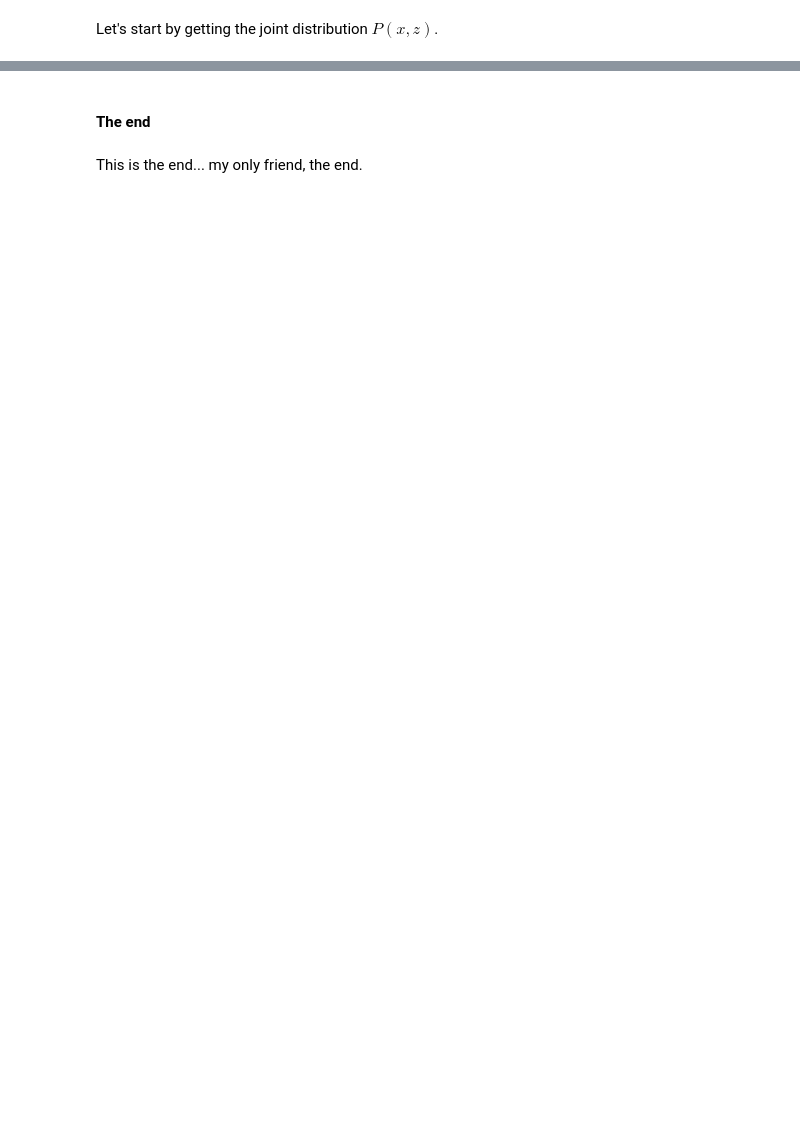
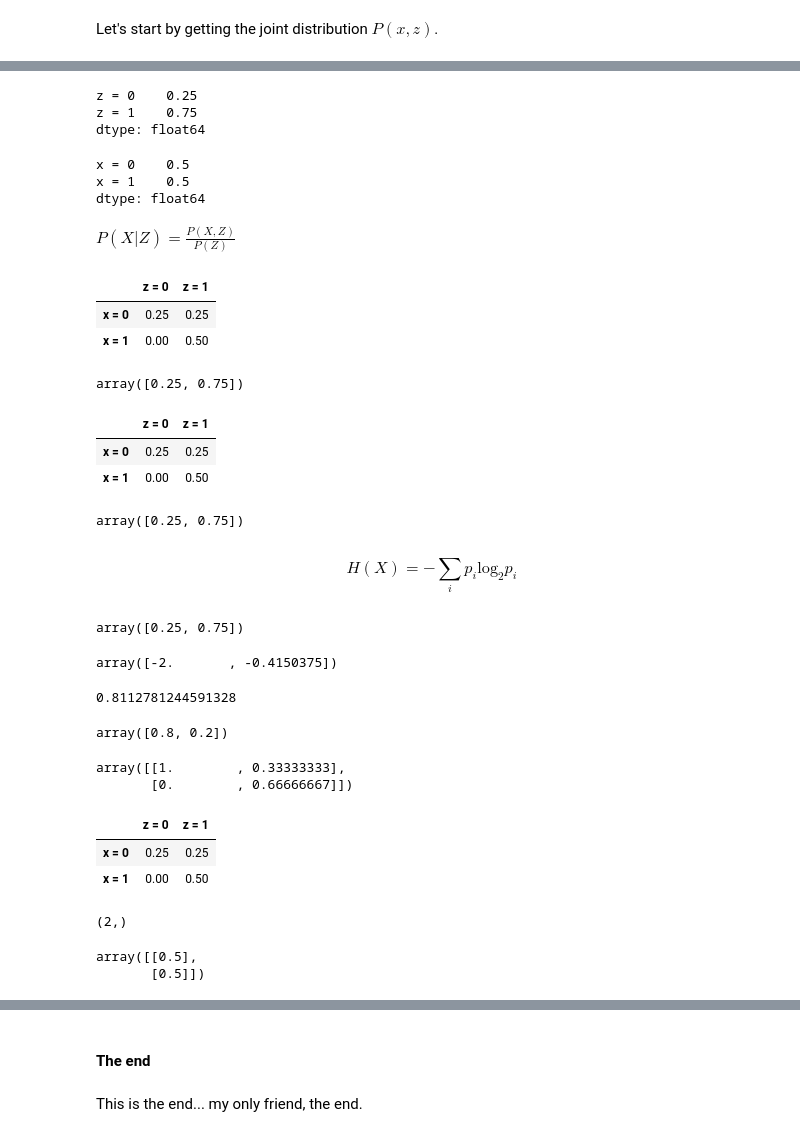
Before and after one commit to thomsonlab/bi195_tutorials, a Jupyter notebook: code/notebooks/rec_2_201008.ipynb, the cells around one changed output, grey strips where cells are left out. Cells and saved outputs as stored; diff of their text form; code cells hidden in the pictures; blank space fills up the shorter version.

```diff
--- a/code/notebooks/rec_2_201008.ipynb
+++ b/code/notebooks/rec_2_201008.ipynb
@@ -684,0 +756,20 @@ df_joint
+# %%
+df_joint.sum(axis = 'rows')
+# %% [output]
+z = 0    0.25
+z = 1    0.75
+dtype: float64
+# %%
+df_joint.sum(axis = 'columns')
+# %% [output]
+x = 0    0.5
+x = 1    0.5
+dtype: float64
+# %% [markdown]
+$P(X | Z ) = \frac{P(X, Z)}{P(Z)}$
+# %%
+df_joint
+# %% [output]
+|  | z = 0 | z = 1 |
+| x = 0 | 0.25 | 0.25 |
+| x = 1 | 0.00 | 0.50 |
@@ -684,0 +778,31 @@ df_joint
+# %%
+p_z
+# %% [output]
+array([0.25, 0.75])
+# %%
+df_joint
+# %% [output]
+|  | z = 0 | z = 1 |
+| x = 0 | 0.25 | 0.25 |
+| x = 1 | 0.00 | 0.50 |
+# %%
+p_z
+# %% [output]
+array([0.25, 0.75])
+# %% [markdown]
+$$
+H(X) =  - \sum_i p_i \mathrm{log_2}{p_i}
+$$
+# %%
+p_z
+# %% [output]
+array([0.25, 0.75])
+# %%
+log_pz  = np.log2(p_z)
+log_pz
+# %% [output]
+array([-2.       , -0.4150375])
+# %%
+np.sum( - p_z*log_pz)
+# %% [output]
+0.8112781244591328
@@ -684,0 +813,4 @@ df_joint
+# %%
+p_x[nz]
+# %% [output]
+array([0.8, 0.2])
@@ -684,0 +829,11 @@ df_joint
+# %%
+p_xgz
+# %% [output]
+array([[1.        , 0.33333333],
+       [0.        , 0.66666667]])
+# %%
+df_joint
+# %% [output]
+|  | z = 0 | z = 1 |
+| x = 0 | 0.25 | 0.25 |
+| x = 1 | 0.00 | 0.50 |
@@ -684,0 +842,9 @@ df_joint
+# %%
+p_x.shape
+# %% [output]
+(2,)
+# %%
+p_x.reshape(2, 1)
+# %% [output]
+array([[0.5],
+       [0.5]])
```
Also changed, not shown: parts of 37 cells of this notebook, 1 other file.
